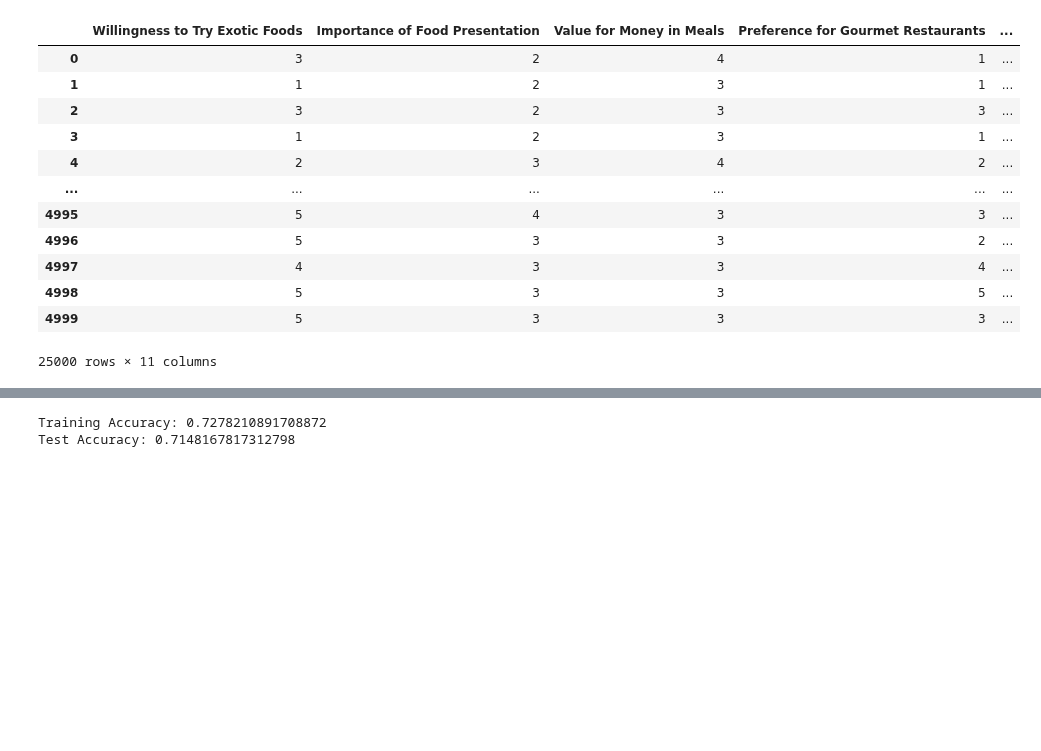
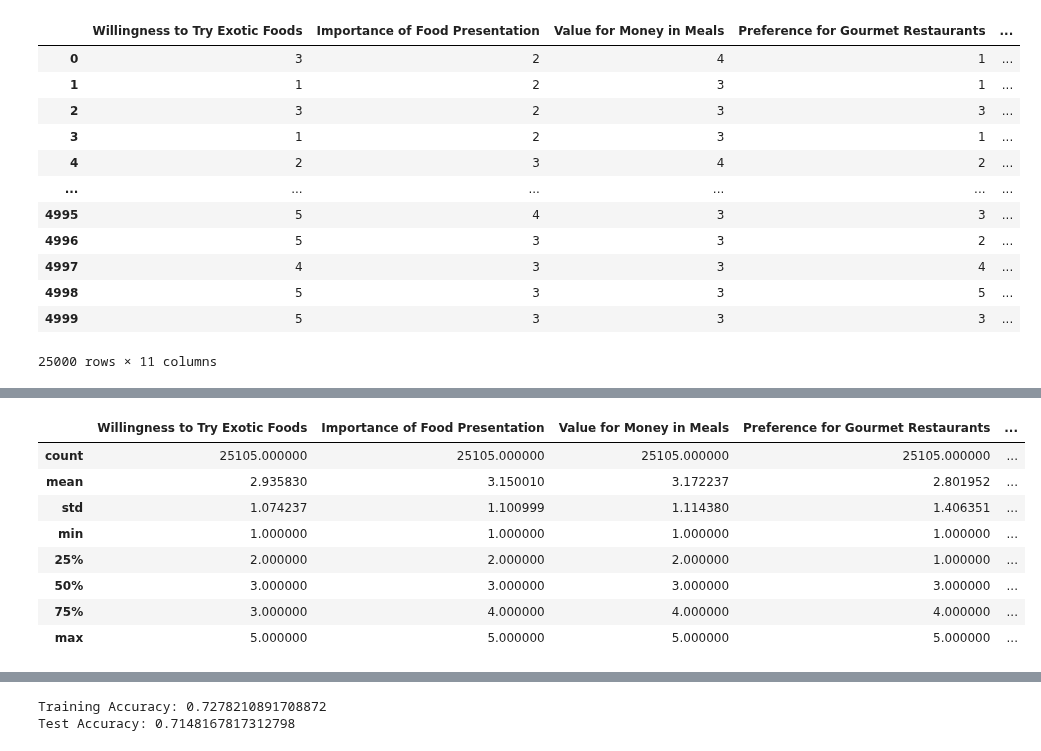
Before and after one commit to shaulleo/FlavourFlix, a Jupyter notebook: EDA-QuestionnaireData.ipynb, the cells around one changed output, grey strips where cells are left out. Saved outputs shown, nothing was run; the diff lists cells and outputs as text; code cells hidden in the pictures; blank space fills up the shorter version.

```diff
--- a/EDA-QuestionnaireData.ipynb
+++ b/EDA-QuestionnaireData.ipynb
@@ -126,0 +134,12 @@ perturbed_total_answers = pd.read_csv('data/training_answers/perturbed_total_ans
+# %%
+total_answers.describe()
+# %% [output]
+|  | Willingness to Try Exotic Foods | Importance of Food Presentation | Value for Money in Meals | Preference for Gourmet Restaurants | ... |
+| count | 25105.000000 | 25105.000000 | 25105.000000 | 25105.000000 | ... |
+| mean | 2.935830 | 3.150010 | 3.172237 | 2.801952 | ... |
+| std | 1.074237 | 1.100999 | 1.114380 | 1.406351 | ... |
+| min | 1.000000 | 1.000000 | 1.000000 | 1.000000 | ... |
+| 25% | 2.000000 | 2.000000 | 2.000000 | 1.000000 | ... |
+| 50% | 3.000000 | 3.000000 | 3.000000 | 3.000000 | ... |
+| 75% | 3.000000 | 4.000000 | 4.000000 | 4.000000 | ... |
+| max | 5.000000 | 5.000000 | 5.000000 | 5.000000 | ... |
```
Also changed, not shown: parts of 11 cells of this notebook.
